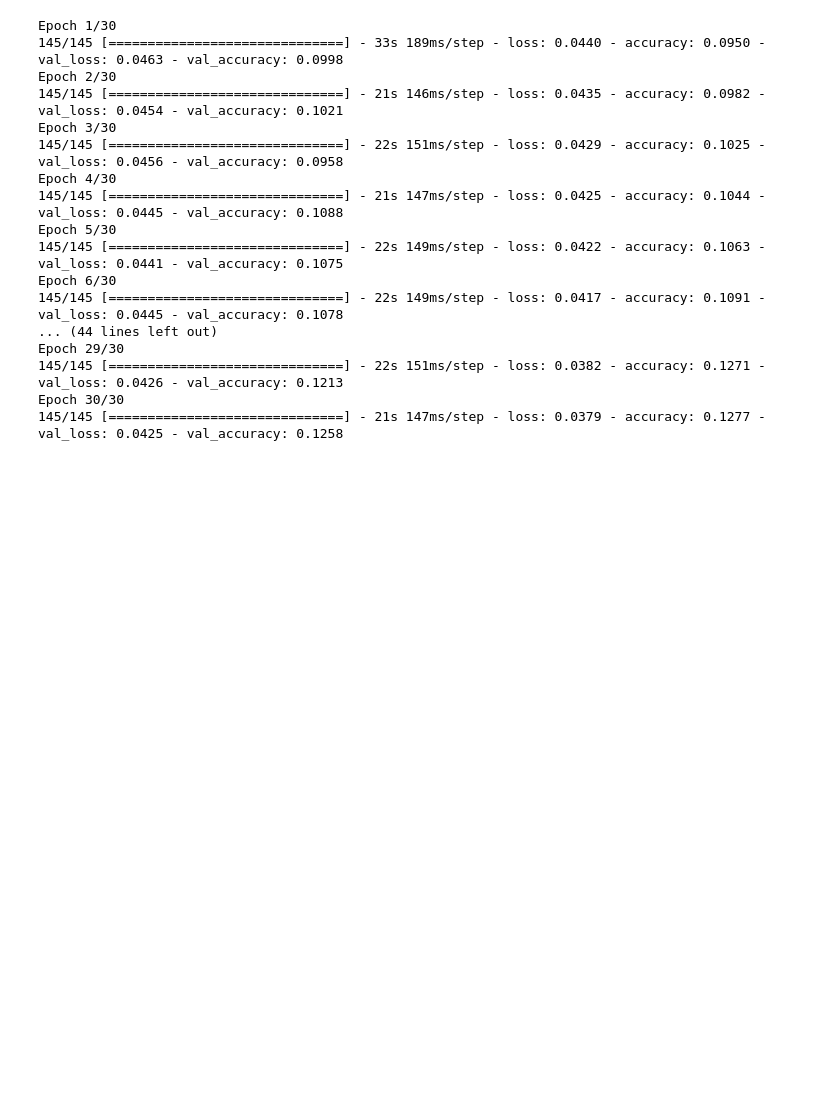
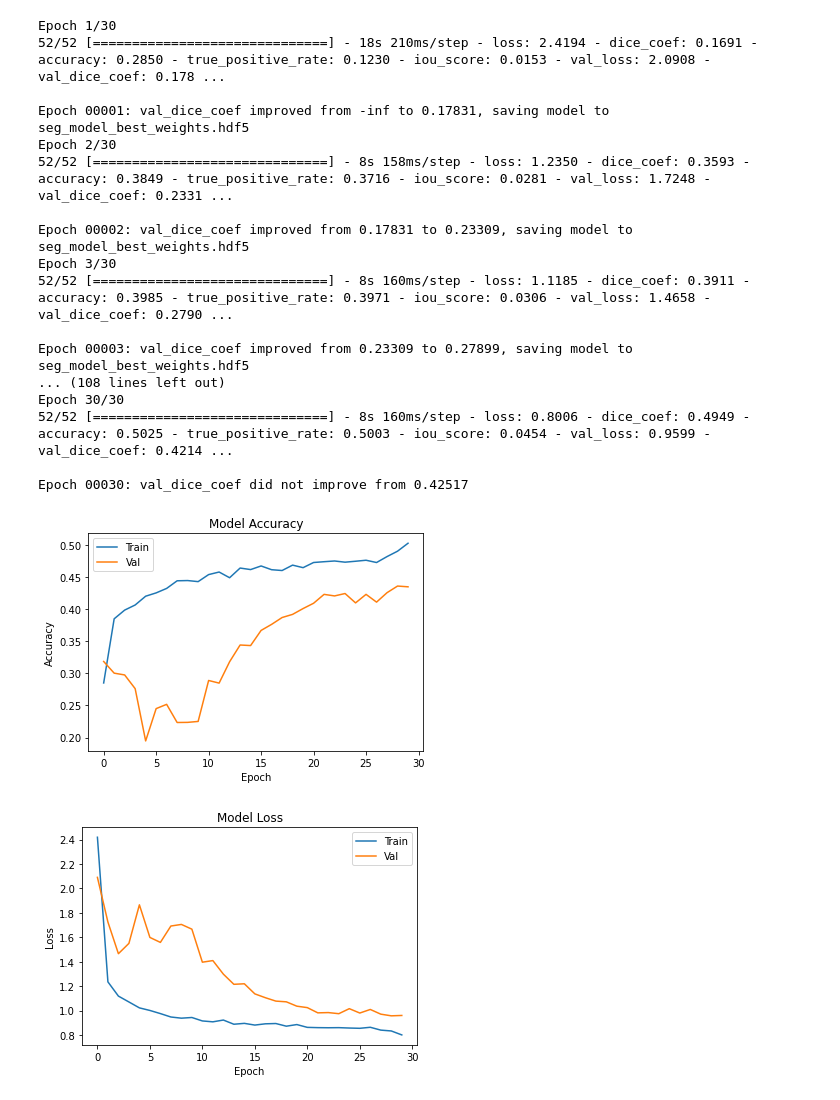
Before and after one commit to mikelalda/TFM, a Jupyter notebook: Modelo/Transfer_Unet_Resnet34.ipynb, the cells around one changed output. Drawn from its saved outputs; the diff is of its cells as text; code cells hidden in the pictures; blank space fills up the shorter version.

Commit message:
Entrenando modelos
Entrenando modelos

```diff
--- a/Modelo/Transfer_Unet_Resnet34.ipynb
+++ b/Modelo/Transfer_Unet_Resnet34.ipynb
@@ -71,5 +115,20 @@ X_train, X_test, y_train, y_test = train_test_split(x,y,test_size=0.2)
+# %%
+from keras.preprocessing.image import ImageDataGenerator
+
+train_datagen = ImageDataGenerator(
+        rescale=1./255,
+#         rotation_range=20,
+        shear_range=0.2,
+        zoom_range=0.2,
+        width_shift_range=0.2,
+        height_shift_range=0.2,
+        validation_split=0.2,
+        fill_mode="nearest")
+
+val_datagen = ImageDataGenerator(rescale=1./255)
 # %%
 train_datagen.fit(X_train)
-
-train = train_datagen.flow(X_train, y_train, batch_size=16, subset='training')
-validation = train_datagen.flow(X_train, y_train, batch_size=8, subset='validation')
+val_datagen.fit(X_val)
+# %%
+train = train_datagen.flow(X_train, y_train, batch_size=8)
+validation = train_datagen.flow(X_val, y_val, batch_size=8)
@@ -88,29 +267,44 @@ early = EarlyStopping(monitor="val_dice_coef",
                       patience=15) # probably needs to be more patient, but kaggle time is limited
 callbacks_list = [checkpoint, early, reduceLROnPlat]
 # %%
-model.compile(loss="binary_crossentropy", optimizer= "Adam", metrics =["accuracy"])
+from segmentation_models.losses import bce_jaccard_loss
+from segmentation_models.metrics import precision, iou_score
 
-# Para utilizar el 20% para validación vamos a poner que realizen un split de 0,2
-history = model.fit(train, y, epochs=30, verbose=1,
-                    batch_size=8, validation_data=validation, callbacks=callbacks_list)
+model.compile(optimizer="Adam", loss=bce_logdice_loss, metrics=[dice_coef, 'accuracy', true_positive_rate, iou_score])
+# model.compile(loss=bce_jaccard_loss, optimizer= "Adam", metrics =[precision])
+
+# # Para utilizar el 20% para validación vamos a poner que realizen un split de 0,2
+# history = model.fit(X_train, y_train, epochs=100, verbose=1,
+#                     batch_size=8, validation_data=(X_val, y_val)#,
+# #                     callbacks=callbacks_list
+#                    )
+
+
+history = model.fit(train, epochs=30, verbose=1, validation_data=validation, callbacks=callbacks_list)
 # %% [output]
 Epoch 1/30
-145/145 [==============================] - 33s 189ms/step - loss: 0.0440 - accuracy: 0.0950 - val_loss: 0.0463 - val_accuracy: 0.0998
+52/52 [==============================] - 18s 210ms/step - loss: 2.4194 - dice_coef: 0.1691 - accuracy: 0.2850 - true_positive_rate: 0.1230 - iou_score: 0.0153 - val_loss: 2.0908 - val_dice_coef: 0.178 ...
+
+Epoch 00001: val_dice_coef improved from -inf to 0.17831, saving model to seg_model_best_weights.hdf5
 Epoch 2/30
-145/145 [==============================] - 21s 146ms/step - loss: 0.0435 - accuracy: 0.0982 - val_loss: 0.0454 - val_accuracy: 0.1021
+52/52 [==============================] - 8s 158ms/step - loss: 1.2350 - dice_coef: 0.3593 - accuracy: 0.3849 - true_positive_rate: 0.3716 - iou_score: 0.0281 - val_loss: 1.7248 - val_dice_coef: 0.2331 ...
+
+Epoch 00002: val_dice_coef improved from 0.17831 to 0.23309, saving model to seg_model_best_weights.hdf5
 Epoch 3/30
-145/145 [==============================] - 22s 151ms/step - loss: 0.0429 - accuracy: 0.1025 - val_loss: 0.0456 - val_accuracy: 0.0958
-Epoch 4/30
-145/145 [==============================] - 21s 147ms/step - loss: 0.0425 - accuracy: 0.1044 - val_loss: 0.0445 - val_accuracy: 0.1088
-Epoch 5/30
-145/145 [==============================] - 22s 149ms/step - loss: 0.0422 - accuracy: 0.1063 - val_loss: 0.0441 - val_accuracy: 0.1075
-Epoch 6/30
-145/145 [==============================] - 22s 149ms/step - loss: 0.0417 - accuracy: 0.1091 - val_loss: 0.0445 - val_accuracy: 0.1078
-... (44 lines left out)
-Epoch 29/30
-145/145 [==============================] - 22s 151ms/step - loss: 0.0382 - accuracy: 0.1271 - val_loss: 0.0426 - val_accuracy: 0.1213
+52/52 [==============================] - 8s 160ms/step - loss: 1.1185 - dice_coef: 0.3911 - accuracy: 0.3985 - true_positive_rate: 0.3971 - iou_score: 0.0306 - val_loss: 1.4658 - val_dice_coef: 0.2790 ...
+
+Epoch 00003: val_dice_coef improved from 0.23309 to 0.27899, saving model to seg_model_best_weights.hdf5
+... (108 lines left out)
 Epoch 30/30
-145/145 [==============================] - 21s 147ms/step - loss: 0.0379 - accuracy: 0.1277 - val_loss: 0.0425 - val_accuracy: 0.1258
+52/52 [==============================] - 8s 160ms/step - loss: 0.8006 - dice_coef: 0.4949 - accuracy: 0.5025 - true_positive_rate: 0.5003 - iou_score: 0.0454 - val_loss: 0.9599 - val_dice_coef: 0.4214 ...
+
+Epoch 00030: val_dice_coef did not improve from 0.42517
+# %%
+plot_acc(history)
+plot_loss(history)
+# %% [output]
+[figure, added]
+[figure, added]
 # %%
 # Para pasar la segmentacion a imagen
 np.argmax(a, axis=1)
```
Also changed, not shown: parts of 9 cells of this notebook, 10 other files.
